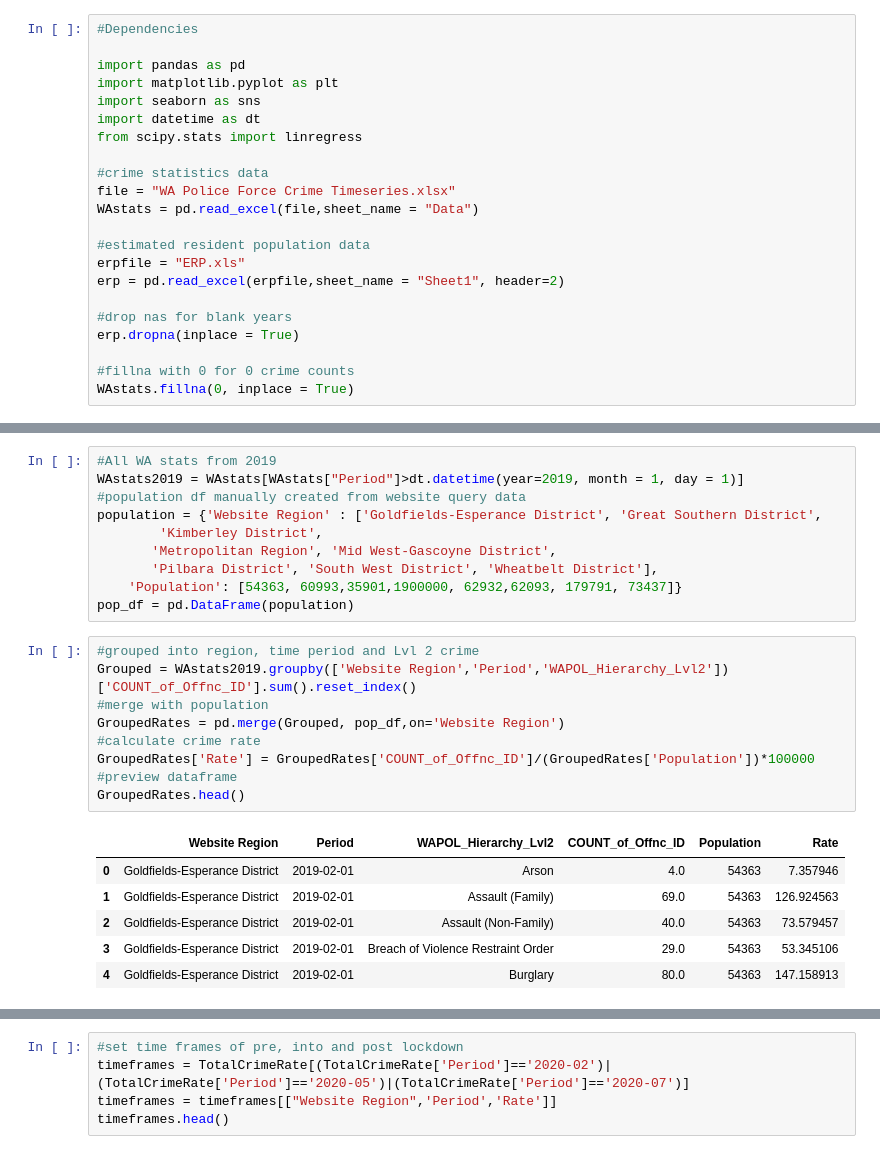
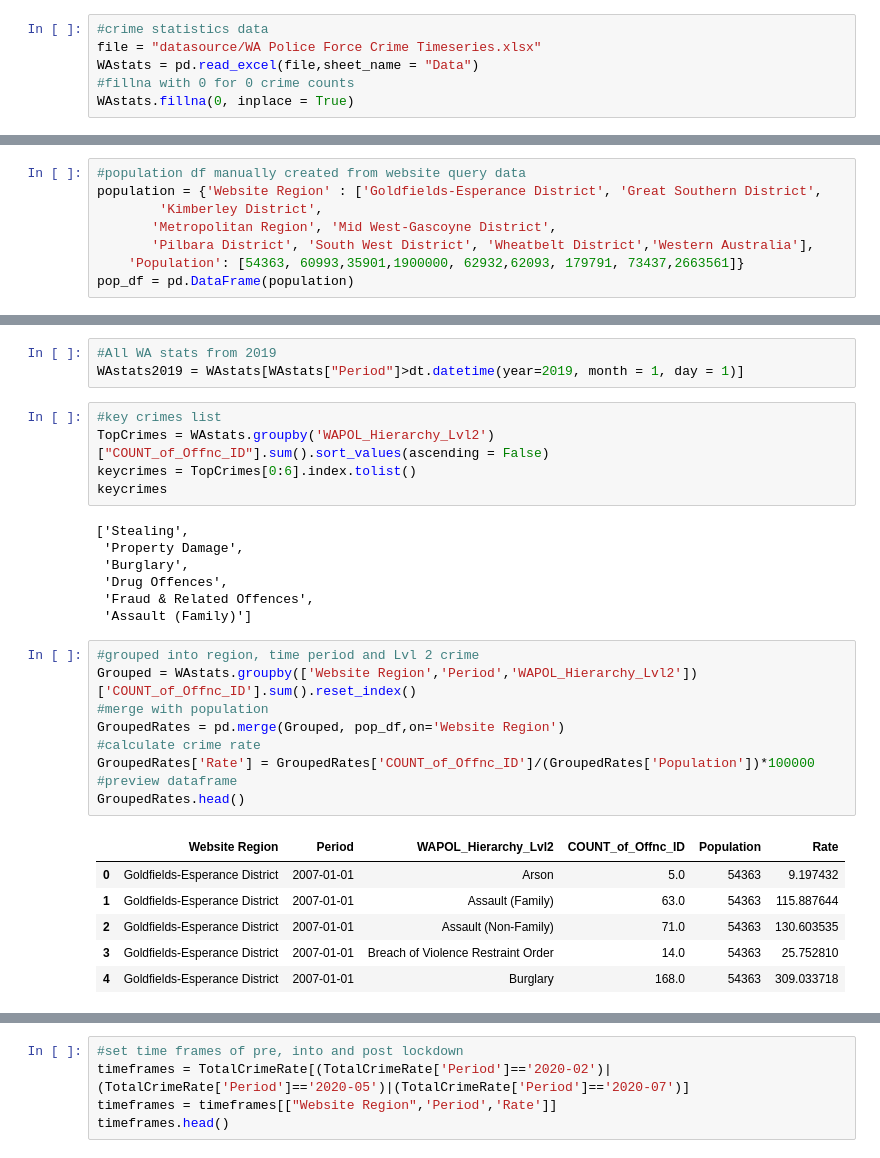
Before and after one commit to FernB/WACrimeRatesCovid19, a Jupyter notebook: WA Crime Rates.ipynb, the cells around one changed output, grey strips where cells are left out. Saved outputs shown, nothing was run; the diff lists cells and outputs as text.

```diff
--- a/WA Crime Rates.ipynb
+++ b/WA Crime Rates.ipynb
@@ -1,23 +11,7 @@
 # %%
-#Dependencies
-
-import pandas as pd
-import matplotlib.pyplot as plt
-import seaborn as sns
-import datetime as dt
-from scipy.stats import linregress
-
 #crime statistics data
-file = "WA Police Force Crime Timeseries.xlsx"
+file = "datasource/WA Police Force Crime Timeseries.xlsx"
 WAstats = pd.read_excel(file,sheet_name = "Data")
-
-#estimated resident population data
-erpfile = "ERP.xls"
-erp = pd.read_excel(erpfile,sheet_name = "Sheet1", header=2)
-
-#drop nas for blank years
-erp.dropna(inplace = True)
-
 #fillna with 0 for 0 crime counts
 WAstats.fillna(0, inplace = True)
 # %%
@@ -36,3 +43,11 @@ WAstats.head()
+# %%
+#population df manually created from website query data
+population = {'Website Region' : ['Goldfields-Esperance District', 'Great Southern District',
+        'Kimberley District',
+       'Metropolitan Region', 'Mid West-Gascoyne District',
+       'Pilbara District', 'South West District', 'Wheatbelt District','Western Australia'],
+    'Population': [54363, 60993,35901,1900000, 62932,62093, 179791, 73437,2663561]}
+pop_df = pd.DataFrame(population)
 # %%
 #list of regions
 regionlist = WAstats['Website Region'].unique()
@@ -67,27 +59,32 @@ array(['Homicide', 'Recent Sexual Offences', 'Historical Sexual Offences',
-# %%
-#All WA stats from 2019
-WAstats2019 = WAstats[WAstats["Period"]>dt.datetime(year=2019, month = 1, day = 1)]
-#population df manually created from website query data
-population = {'Website Region' : ['Goldfields-Esperance District', 'Great Southern District',
-        'Kimberley District',
-       'Metropolitan Region', 'Mid West-Gascoyne District',
-       'Pilbara District', 'South West District', 'Wheatbelt District'],
-    'Population': [54363, 60993,35901,1900000, 62932,62093, 179791, 73437]}
-pop_df = pd.DataFrame(population)
+# %%
+#All WA stats from 2019
+WAstats2019 = WAstats[WAstats["Period"]>dt.datetime(year=2019, month = 1, day = 1)]
+# %%
+#key crimes list
+TopCrimes = WAstats.groupby('WAPOL_Hierarchy_Lvl2')["COUNT_of_Offnc_ID"].sum().sort_values(ascending = False)
+keycrimes = TopCrimes[0:6].index.tolist()
+keycrimes
+# %% [output]
+['Stealing',
+ 'Property Damage',
+ 'Burglary',
+ 'Drug Offences',
+ 'Fraud & Related Offences',
+ 'Assault (Family)']
 # %%
 #grouped into region, time period and Lvl 2 crime
-Grouped = WAstats2019.groupby(['Website Region','Period','WAPOL_Hierarchy_Lvl2'])['COUNT_of_Offnc_ID'].sum().reset_index()
+Grouped = WAstats.groupby(['Website Region','Period','WAPOL_Hierarchy_Lvl2'])['COUNT_of_Offnc_ID'].sum().reset_index()
 #merge with population
 GroupedRates = pd.merge(Grouped, pop_df,on='Website Region')
 #calculate crime rate
 GroupedRates['Rate'] = GroupedRates['COUNT_of_Offnc_ID']/(GroupedRates['Population'])*100000
 #preview dataframe
 GroupedRates.head()
 # %% [output]
 |  | Website Region | Period | WAPOL_Hierarchy_Lvl2 | COUNT_of_Offnc_ID | Population | Rate |
-| 0 | Goldfields-Esperance District | 2019-02-01 | Arson | 4.0 | 54363 | 7.357946 |
-| 1 | Goldfields-Esperance District | 2019-02-01 | Assault (Family) | 69.0 | 54363 | 126.924563 |
-| 2 | Goldfields-Esperance District | 2019-02-01 | Assault (Non-Family) | 40.0 | 54363 | 73.579457 |
-| 3 | Goldfields-Esperance District | 2019-02-01 | Breach of Violence Restraint Order | 29.0 | 54363 | 53.345106 |
-| 4 | Goldfields-Esperance District | 2019-02-01 | Burglary | 80.0 | 54363 | 147.158913 |
+| 0 | Goldfields-Esperance District | 2007-01-01 | Arson | 5.0 | 54363 | 9.197432 |
+| 1 | Goldfields-Esperance District | 2007-01-01 | Assault (Family) | 63.0 | 54363 | 115.887644 |
+| 2 | Goldfields-Esperance District | 2007-01-01 | Assault (Non-Family) | 71.0 | 54363 | 130.603535 |
+| 3 | Goldfields-Esperance District | 2007-01-01 | Breach of Violence Restraint Order | 14.0 | 54363 | 25.752810 |
+| 4 | Goldfields-Esperance District | 2007-01-01 | Burglary | 168.0 | 54363 | 309.033718 |
 # %%
```
Also changed, not shown: parts of 52 cells of this notebook, 42 other files.
